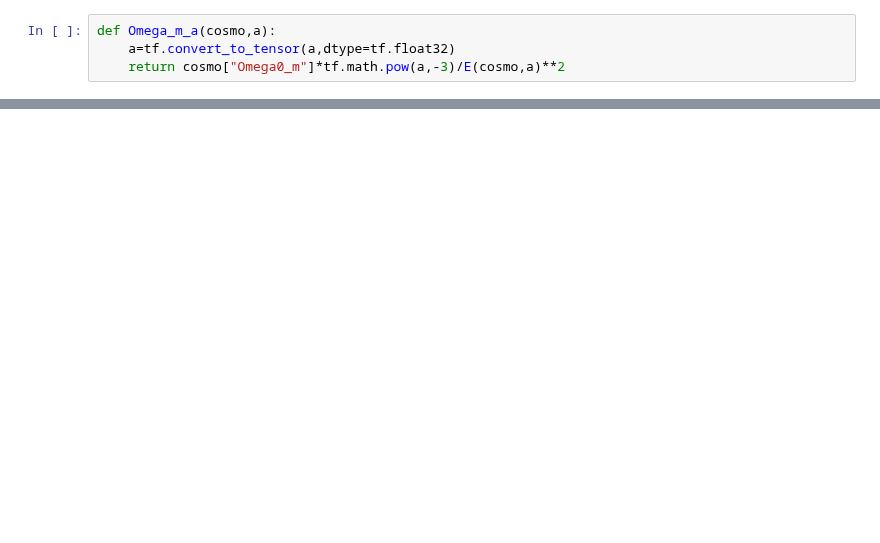
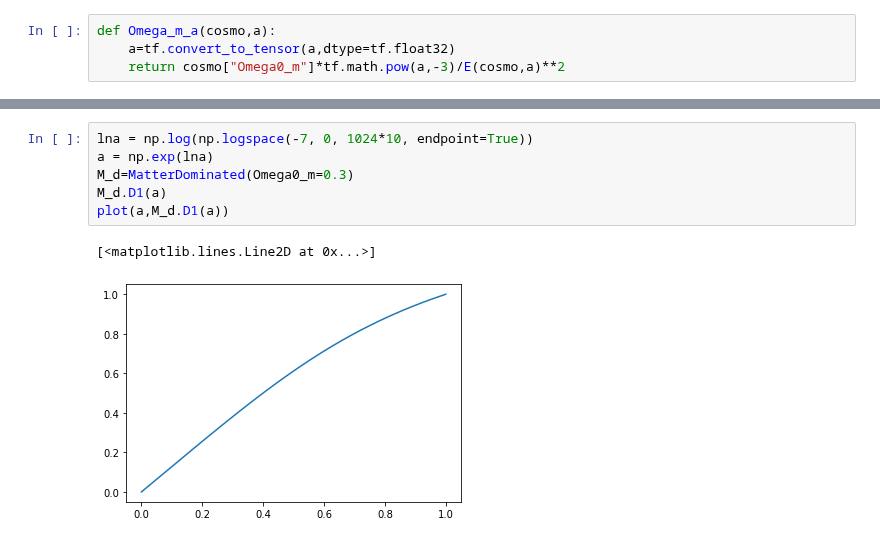
Before and after one commit to DifferentiableUniverseInitiative/flowpm, a Jupyter notebook: notebooks/growth_function.ipynb, the cells around one changed output, grey strips where cells are left out. Drawn from its saved outputs; the diff is of its cells as text; blank space fills up the shorter version.

```diff
--- a/notebooks/growth_function.ipynb
+++ b/notebooks/growth_function.ipynb
@@ -122,0 +131,9 @@ Populating the interactive namespace from numpy and matplotlib
+# %%
+lna = np.log(np.logspace(-7, 0, 1024*10, endpoint=True))
+a = np.exp(lna)
+M_d=MatterDominated(Omega0_m=0.3)
+M_d.D1(a)
+plot(a,M_d.D1(a))
+# %% [output]
+[<matplotlib.lines.Line2D at 0x...>]
+[figure, added]
```
Also changed, not shown: parts of 21 cells of this notebook.
